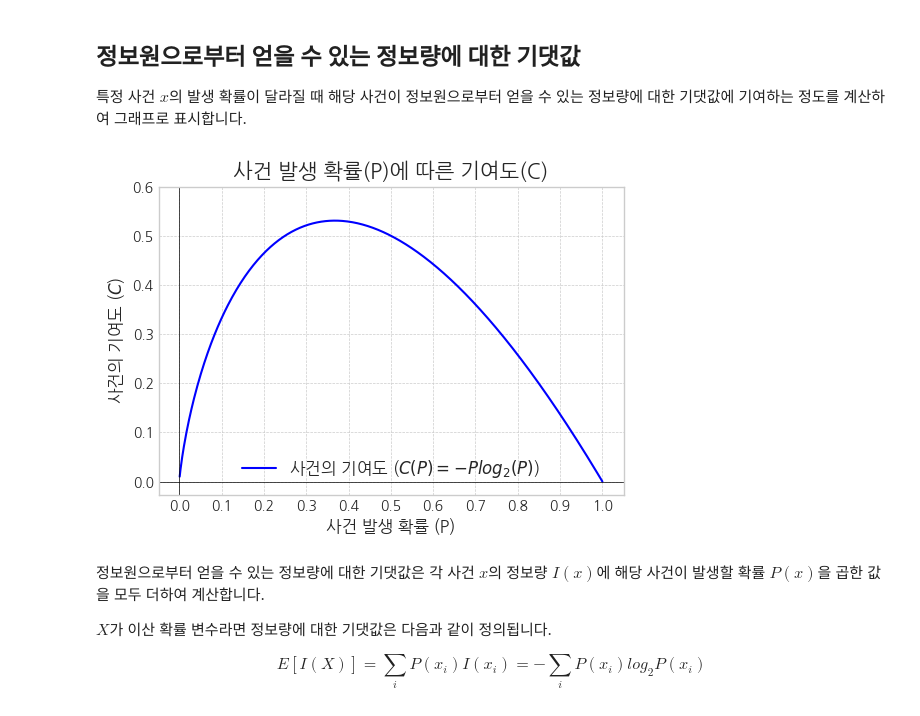
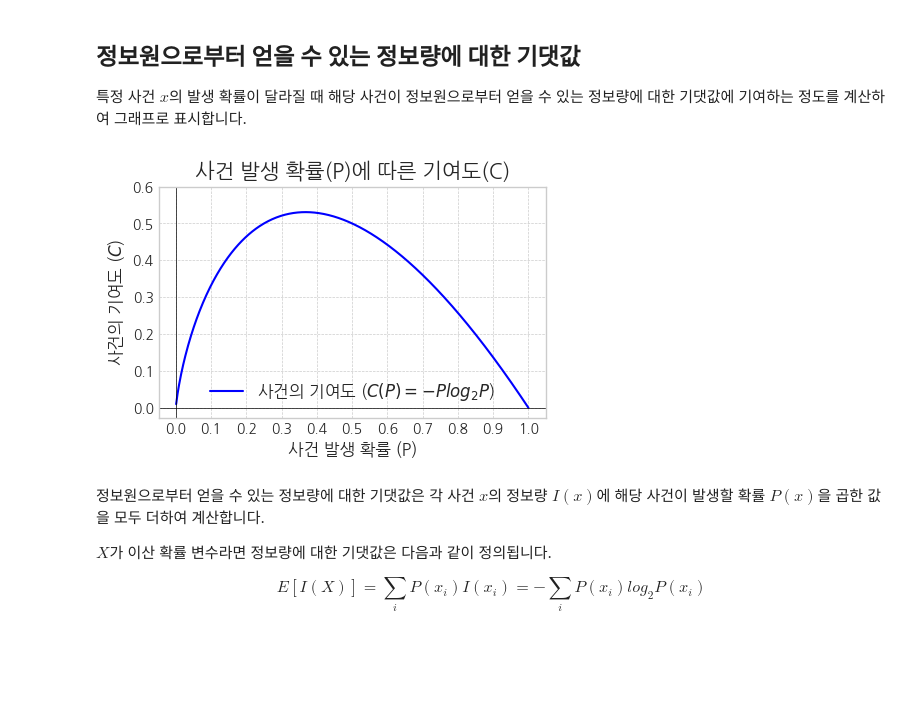
Before and after one commit to trvoid/ml-study, a Jupyter notebook: entropy/information_entropy.ipynb, the cells around one changed output. Saved outputs shown, nothing was run; the diff lists cells and outputs as text; code cells hidden in the pictures; blank space fills up the shorter version.

```diff
--- a/entropy/information_entropy.ipynb
+++ b/entropy/information_entropy.ipynb
@@ -92,36 +92,36 @@ def plot_contribution():
     # log2(0)은 정의되지 않으므로, 0을 제외한 작은 양수부터 시작합니다.
     probabilities = np.linspace(0.001, 1, 500)
 
     # 정보량 -log2(P)
     information_content = -np.log2(probabilities)
     #information_content = -np.log(probabilities)
     #information_content = -np.log10(probabilities)
 
     # y 축 데이터: 정보량에 대한 기댓값에 기여하는 정도
     contribution = probabilities * information_content
 
-    plt.figure(figsize=(6, 4))
-    plt.plot(probabilities, contribution, label='사건의 기여도 ($C(P) = -Plog_2(P)$)', color='blue')
+    plt.figure(figsize=(5, 3))
+    plt.plot(probabilities, contribution, label='사건의 기여도 ($C(P) = -Plog_2{P}$)', color='blue')
 
     plt.title('사건 발생 확률(P)에 따른 기여도(C)', fontsize=15)
     plt.xlabel('사건 발생 확률 (P)', fontsize=12)
     plt.ylabel('사건의 기여도 ($C$)', fontsize=12)
 
     plt.xticks(np.arange(0, 1.1, 0.1))
     plt.yticks(np.arange(0, 0.7 , 0.1)) # y축 눈금을 정수로, 최대값보다 약간 크게 설정
 
     plt.grid(True, which='both', linestyle='--', linewidth=0.5)
     plt.legend(fontsize=12)
 
     # x=0, y=0 선 강조 (선택 사항)
     plt.axhline(0, color='black',linewidth=0.5)
     plt.axvline(0, color='black',linewidth=0.5)
 
     plt.show()
 
 plot_contribution()
 # %% [output]
-[figure, old version]
+[figure, new version]
 # %% [markdown]
 정보원으로부터 얻을 수 있는 정보량에 대한 기댓값은 각 사건 $x$의 정보량 $I(x)$에 해당 사건이 발생할 확률 $P(x)$을 곱한 값을 모두 더하여 계산합니다.
 
```
Also changed, not shown: parts of 2 cells of this notebook.
